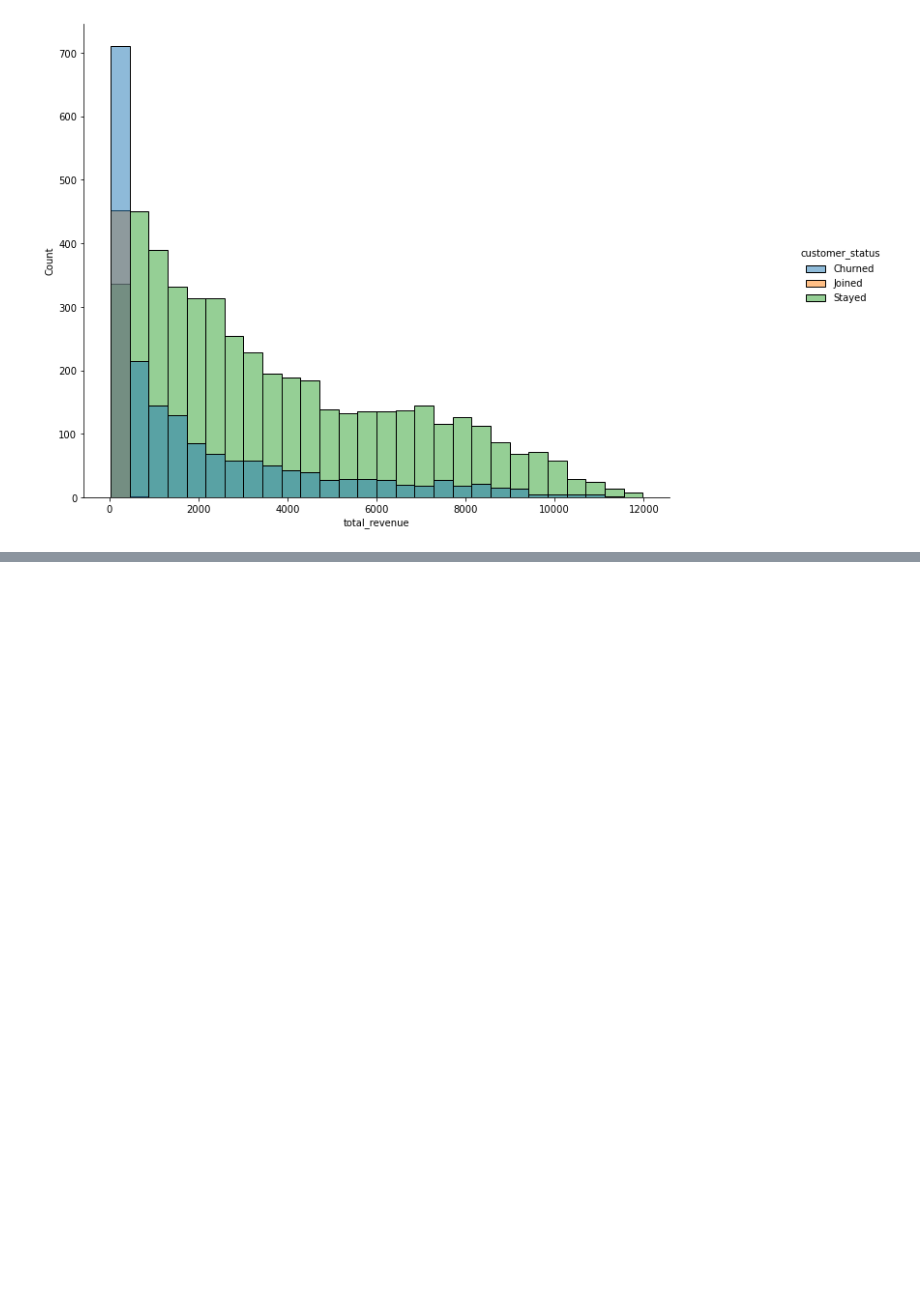
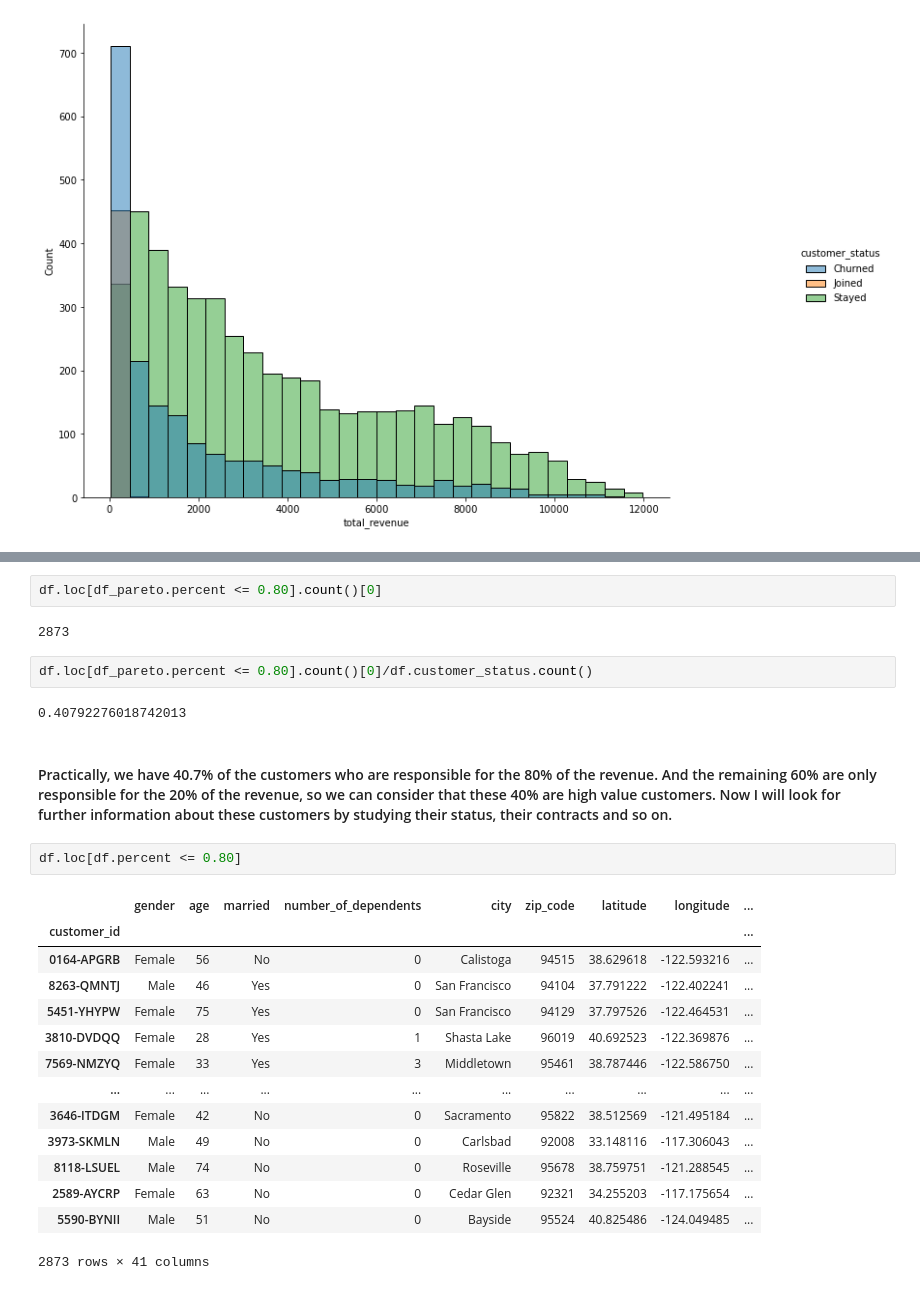
Before and after one commit to Yurhigz/Telecom_Churn, a Jupyter notebook: Script_Python.ipynb, the cells around one changed output, grey strips where cells are left out. Drawn from its saved outputs; the diff is of its cells as text; blank space fills up the shorter version.

```diff
--- a/Script_Python.ipynb
+++ b/Script_Python.ipynb
@@ -503,0 +517,27 @@ Une image qui reprend tous les chiffres clefs de l'analyse afin de le partager.
+# %%
+df.loc[df_pareto.percent <= 0.80].count()[0]
+# %% [output]
+2873
+# %%
+df.loc[df_pareto.percent <= 0.80].count()[0]/df.customer_status.count()
+# %% [output]
+0.40792276018742013
+# %% [markdown]
+#### Practically, we have 40.7% of the customers who are responsible for the 80% of the revenue. And the remaining 60% are only responsible for the 20% of the revenue, so we can consider that these 40% are high value customers. Now I will look for further information about these customers by studying their status, their contracts and so on.
+# %%
+df.loc[df.percent <= 0.80]
+# %% [output]
+|  | gender | age | married | number_of_dependents | city | zip_code | latitude | longitude | ... |
+| customer_id |  |  |  |  |  |  |  |  | ... |
+| 0164-APGRB | Female | 56 | No | 0 | Calistoga | 94515 | 38.629618 | -122.593216 | ... |
+| 8263-QMNTJ | Male | 46 | Yes | 0 | San Francisco | 94104 | 37.791222 | -122.402241 | ... |
+| 5451-YHYPW | Female | 75 | Yes | 0 | San Francisco | 94129 | 37.797526 | -122.464531 | ... |
+| 3810-DVDQQ | Female | 28 | Yes | 1 | Shasta Lake | 96019 | 40.692523 | -122.369876 | ... |
+| 7569-NMZYQ | Female | 33 | Yes | 3 | Middletown | 95461 | 38.787446 | -122.586750 | ... |
+| ... | ... | ... | ... | ... | ... | ... | ... | ... | ... |
+| 3646-ITDGM | Female | 42 | No | 0 | Sacramento | 95822 | 38.512569 | -121.495184 | ... |
+| 3973-SKMLN | Male | 49 | No | 0 | Carlsbad | 92008 | 33.148116 | -117.306043 | ... |
+| 8118-LSUEL | Male | 74 | No | 0 | Roseville | 95678 | 38.759751 | -121.288545 | ... |
+| 2589-AYCRP | Female | 63 | No | 0 | Cedar Glen | 92321 | 34.255203 | -117.175654 | ... |
+| 5590-BYNII | Male | 51 | No | 0 | Bayside | 95524 | 40.825486 | -124.049485 | ... |
+2873 rows × 41 columns
```
Also changed, not shown: parts of 10 cells of this notebook.
